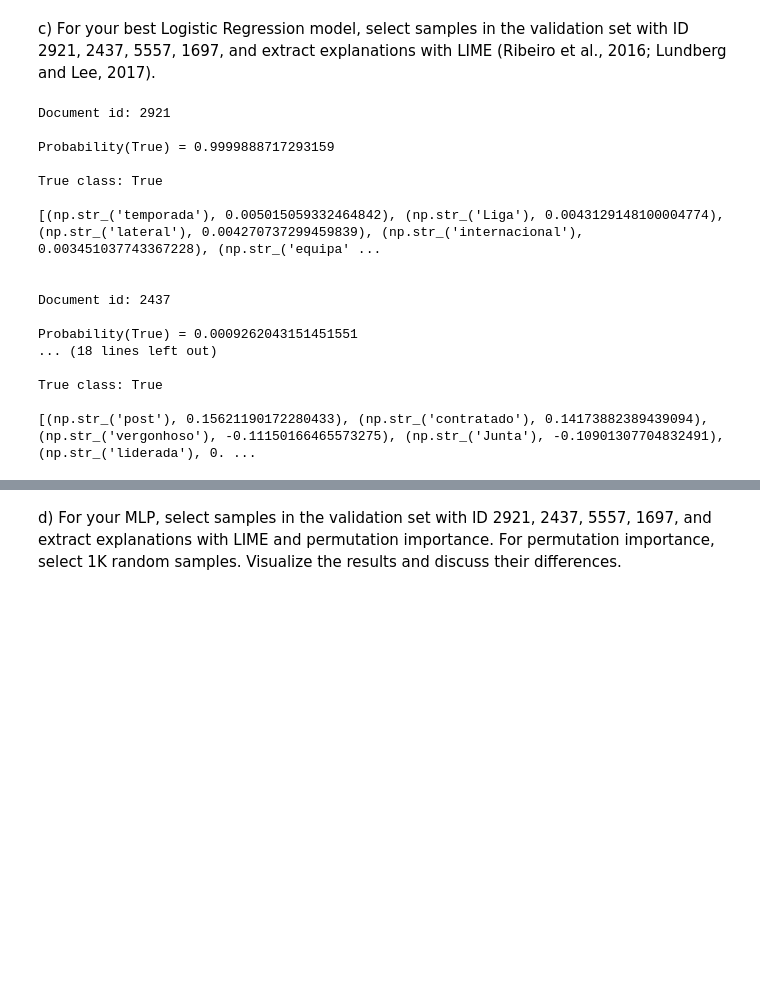
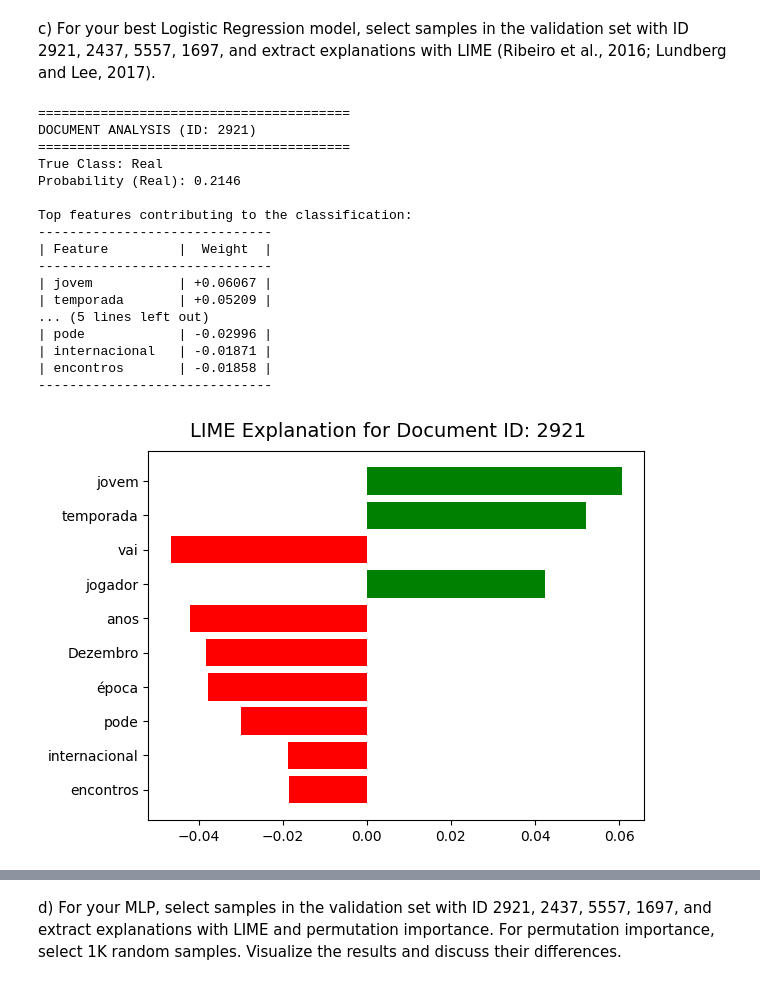
Before and after one commit to pedroMVicente/NTT_Data_merit_challenge, a Jupyter notebook: src/code/code.ipynb, the cells around one changed output, grey strips where cells are left out. Saved outputs shown, nothing was run; the diff lists cells and outputs as text; code cells hidden in the pictures; blank space fills up the shorter version.

```diff
--- a/src/code/code.ipynb
+++ b/src/code/code.ipynb
@@ -1377,32 +1255,3 @@ Selection Criteria: L1 regularization is preferable when model interpretability,
 c) For your best Logistic Regression model, select samples in the validation set with ID 2921,
 2437, 5557, 1697, and extract explanations with LIME (Ribeiro et al., 2016; Lundberg and
 Lee, 2017).
-# %%
-def explain_with_lime(
-    model,
-    dataset_path,
-    samples_indices: list,
-    tf_idf_vectorizer: TfidfVectorizer,
-    class_names:list,
-    max_features : int = 10
-):
-    dataset = pd.read_csv(dataset_path)
-    explainer = LimeTextExplainer(class_names=class_names)
-    pipeline = make_pipeline(tf_idf_vectorizer, model)
-
-    for idx in samples_indices:
-
-        exp = explainer.explain_instance(
-            dataset.iloc[idx]['Text'],
-            pipeline.predict_proba,
-            num_features=max_features
-        )
-        print('\nDocument id: %d' % idx)
-
-        print('\nProbability(True) =', pipeline.predict_proba([dataset.iloc[idx]['Text']])[0,1])
-
-        print('\nTrue class: %s\n' % class_names[dataset.iloc[idx]['Label']])
-
-        print(exp.as_list())
-
-        exp.as_pyplot_figure()
@@ -1409,30 +1334,33 @@ def explain_with_lime(
 # %%
 DATASET_PATH = "../data/val.csv"
 INDICES = [2921, 2437, 5557, 1697]
-CLASS_NAMES = ["Fake", "True"]
+CLASS_NAMES = ["Fake", "Real"]
+
+best_log_regression_model = model_l1_lemmatized
 
 explain_with_lime(
-    model_l2,
+    best_log_regression_model,
     dataset_path=DATASET_PATH,
     samples_indices=INDICES,
     tf_idf_vectorizer=tfidf_vectorizer,
     class_names=CLASS_NAMES
 )
 # %% [output]
-Document id: 2921
+========================================
+DOCUMENT ANALYSIS (ID: 2921)
+========================================
+True Class: Real
+Probability (Real): 0.2146
 
-Probability(True) = 0.9999888717293159
-
-True class: True
-
-[(np.str_('temporada'), 0.005015059332464842), (np.str_('Liga'), 0.0043129148100004774), (np.str_('lateral'), 0.004270737299459839), (np.str_('internacional'), 0.003451037743367228), (np.str_('equipa' ...
-
-
-Document id: 2437
-
-Probability(True) = 0.0009262043151451551
-... (18 lines left out)
-
-True class: True
-
-[(np.str_('post'), 0.15621190172280433), (np.str_('contratado'), 0.14173882389439094), (np.str_('vergonhoso'), -0.11150166465573275), (np.str_('Junta'), -0.10901307704832491), (np.str_('liderada'), 0. ...
+Top features contributing to the classification:
+------------------------------
+| Feature         |  Weight  |
+------------------------------
+| jovem           | +0.06067 |
+| temporada       | +0.05209 |
+... (5 lines left out)
+| pode            | -0.02996 |
+| internacional   | -0.01871 |
+| encontros       | -0.01858 |
+------------------------------
+[figure, added]
```
Also changed, not shown: parts of 22 cells of this notebook.
